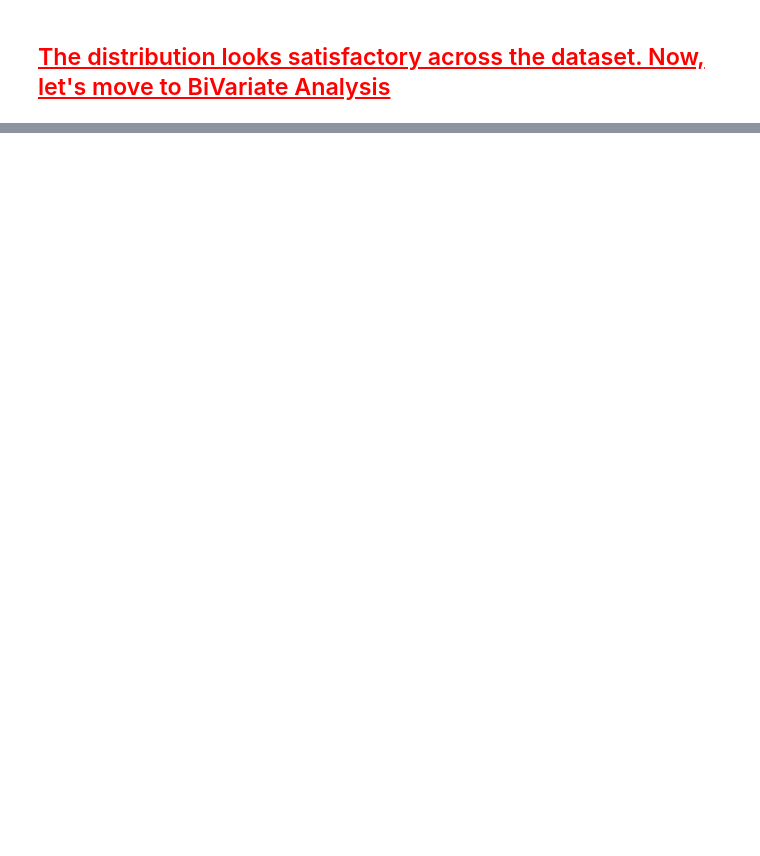
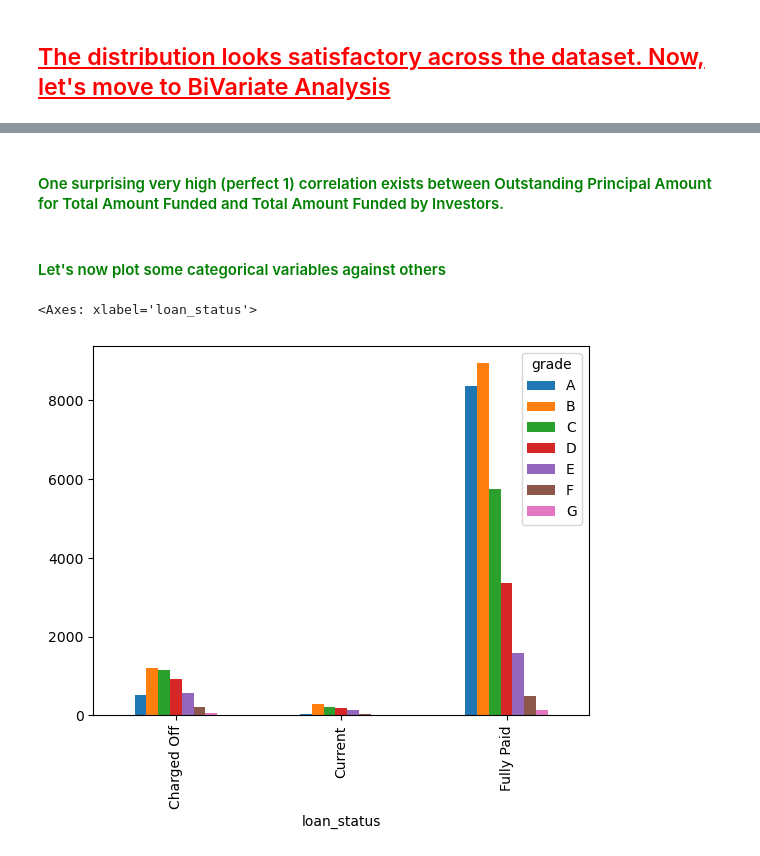
Before and after one commit to asimanandamohanty/lendingclub, a Jupyter notebook: LenderClubAssignment.ipynb, the cells around one changed output, grey strips where cells are left out. Saved outputs shown, nothing was run; the diff lists cells and outputs as text; code cells hidden in the pictures; blank space fills up the shorter version.

```diff
--- a/LenderClubAssignment.ipynb
+++ b/LenderClubAssignment.ipynb
@@ -1938,0 +1967,10 @@ for i in lst:
+# %% [markdown]
+#### <span style="color:green"> One surprising very high (perfect 1) correlation exists between Outstanding Principal Amount for Total Amount Funded and Total Amount Funded by Investors.
+# %% [markdown]
+#### <span style="color:green">  Let's now plot some categorical variables against others
+# %%
+ct = pd.crosstab(index=df['loan_status'], columns=df['grade'])
+ct.plot.bar()
+# %% [output]
+<Axes: xlabel='loan_status'>
+[figure, added]
```
Also changed, not shown: parts of 46 cells of this notebook.
